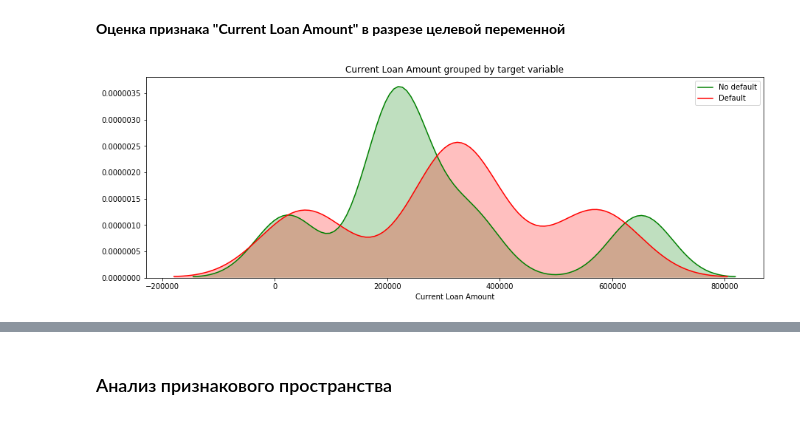
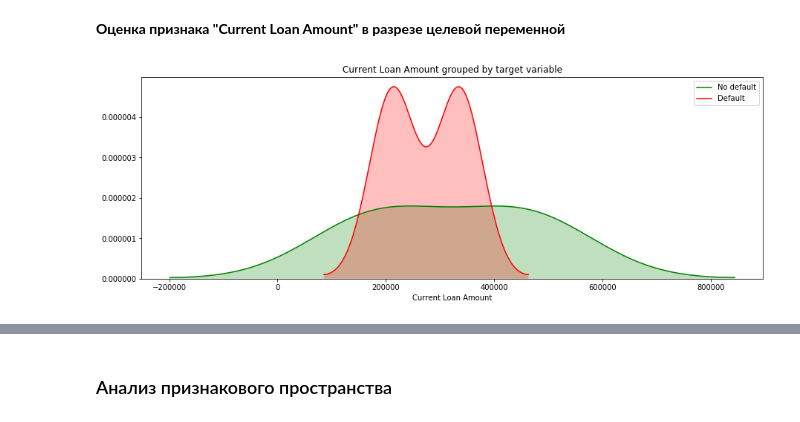
Before and after one commit to LevNic/DataScience2, a Jupyter notebook: SSolovev_solution.ipynb, the cells around one changed output, grey strips where cells are left out. Drawn from its saved outputs; the diff is of its cells as text; code cells hidden in the pictures.

```diff
--- a/SSolovev_solution.ipynb
+++ b/SSolovev_solution.ipynb
@@ -502,18 +555,18 @@ plt.show()
 # %% [markdown]
 **Оценка признака "Current Loan Amount" в разрезе целевой переменной**
 # %%
-limit_bal_with_target_s = df_train[['Current Loan Amount', TARGET_NAME]].sample(10)
+limit_bal_with_target_s = df_train[['Current Loan Amount', TARGET_NAME]].sample(6)
 limit_bal_s = limit_bal_with_target_s['Current Loan Amount']
 limit_bal_target_0 = limit_bal_s[limit_bal_with_target_s[TARGET_NAME] == 0]
 limit_bal_target_1 = limit_bal_s[limit_bal_with_target_s[TARGET_NAME] == 1]
 
 plt.figure(figsize=(15, 5))
 
 sns.kdeplot(limit_bal_target_0, shade=True, label='No default', color='g')
 sns.kdeplot(limit_bal_target_1, shade=True, label='Default', color='r')
 
 plt.xlabel('Current Loan Amount')
 plt.title('Current Loan Amount grouped by target variable')
 plt.show()
 # %% [output]
-[figure, old version]
+[figure, new version]
```
Also changed, not shown: parts of 84 cells of this notebook, 9 other files.
